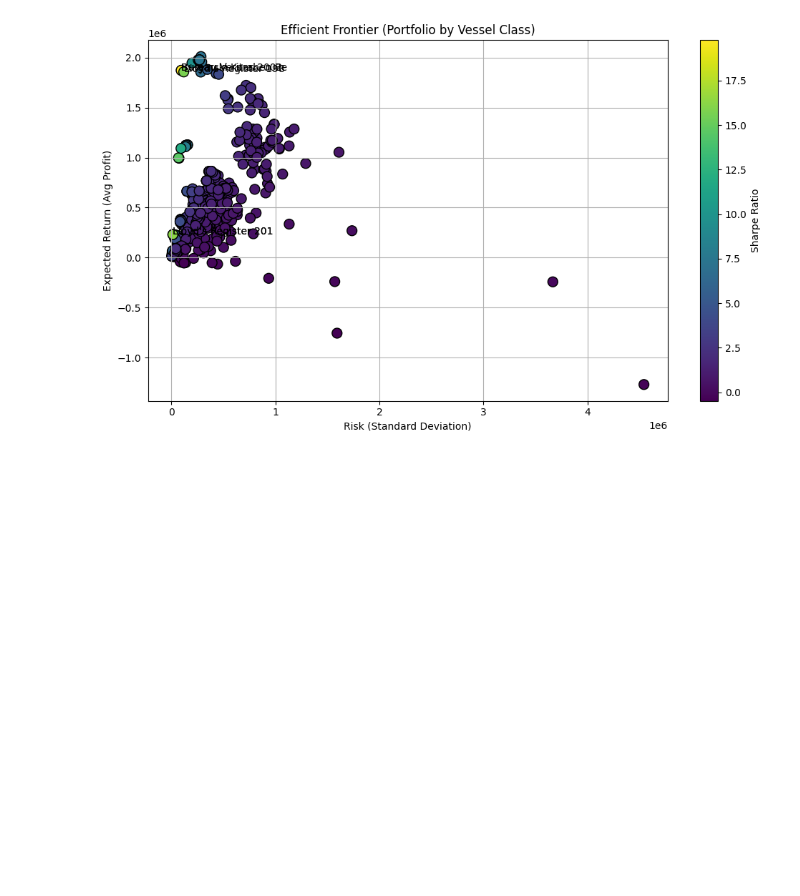
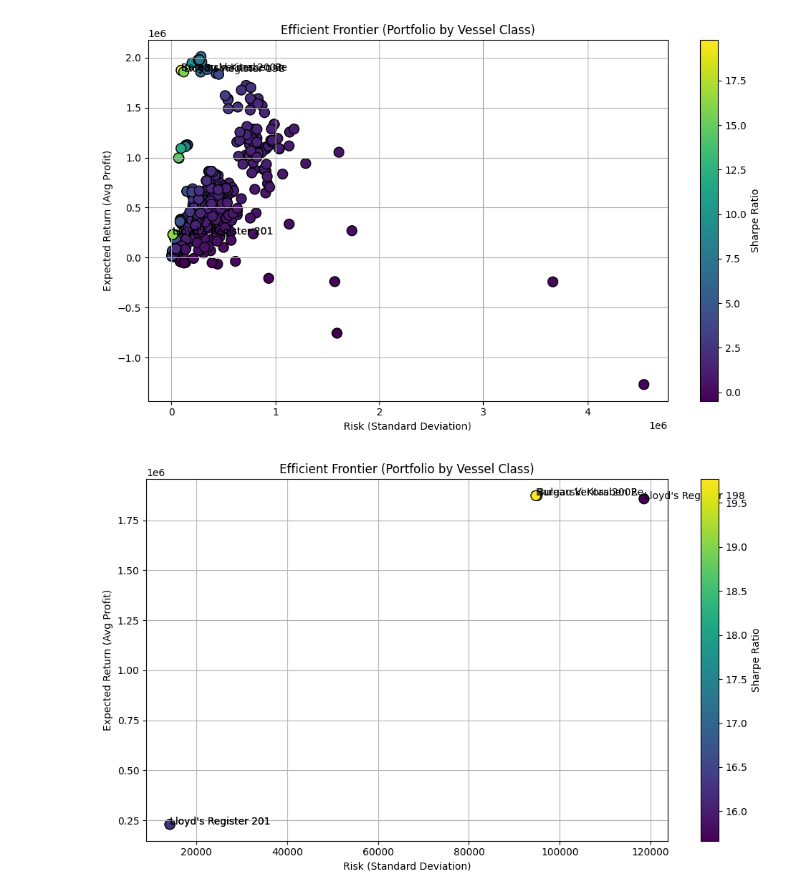
Before and after one commit to anshupandey/MSA-analytics, a Jupyter notebook: Lab6_Ocean_Hull_Portfolio_Analysis_Final.ipynb, the cells around one changed output. Drawn from its saved outputs; the diff is of its cells as text; code cells hidden in the pictures; blank space fills up the shorter version.

```diff
--- a/Lab6_Ocean_Hull_Portfolio_Analysis_Final.ipynb
+++ b/Lab6_Ocean_Hull_Portfolio_Analysis_Final.ipynb
@@ -263,3 +295,20 @@ plt.tight_layout()
 plt.show()
 # %% [output]
 [figure]
+# %%
+portfolio2 = portfolio[portfolio['SharpeRatio']>15]
+plt.figure(figsize=(10, 6))
+plt.scatter(portfolio2['StdDev'], portfolio2['AvgReturn'],
+            c=portfolio2['SharpeRatio'], cmap='viridis', s=100, edgecolor='k')
+plt.colorbar(label='Sharpe Ratio')
+for i, txt in enumerate(portfolio2['VesselClass']):
+    if portfolio2['Weight'].iloc[i] > 0.015:
+        plt.annotate(txt[:20], (portfolio2['StdDev'].iloc[i], portfolio2['AvgReturn'].iloc[i]))
+plt.title('Efficient Frontier (Portfolio by Vessel Class)')
+plt.xlabel('Risk (Standard Deviation)')
+plt.ylabel('Expected Return (Avg Profit)')
+plt.grid(True)
+plt.tight_layout()
+plt.show()
+# %% [output]
+[figure, added]
```
Also changed, not shown: parts of 6 cells of this notebook.
